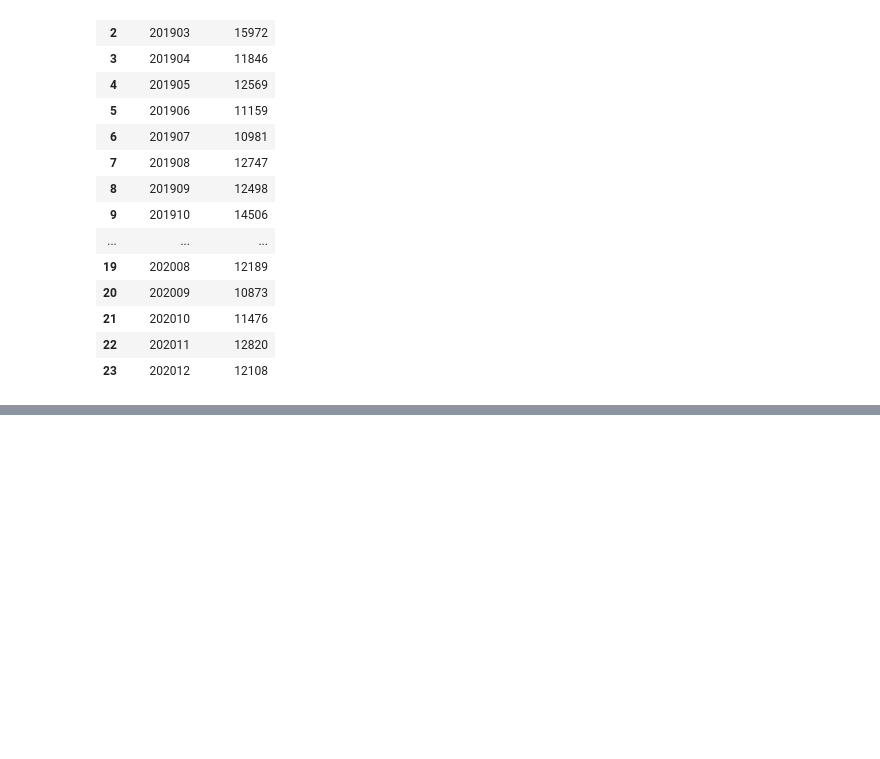
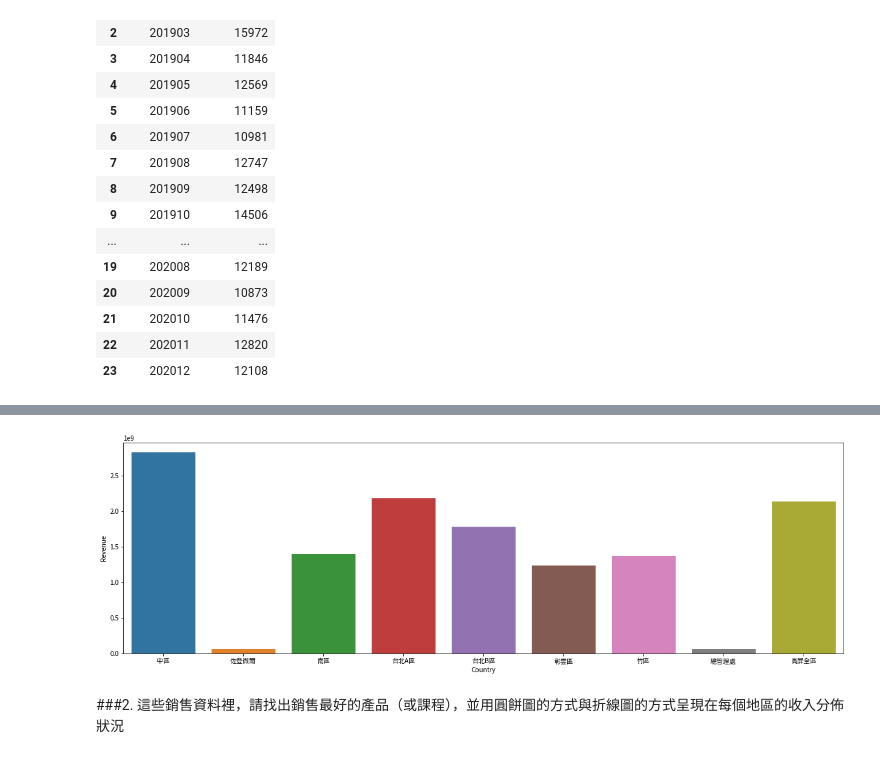
Before and after one commit to 01-slime/EDA, a Jupyter notebook: EDA.ipynb, the cells around one changed output, grey strips where cells are left out. Cells and saved outputs as stored; diff of their text form; code cells hidden in the pictures; blank space fills up the shorter version.

```diff
--- a/EDA.ipynb
+++ b/EDA.ipynb
@@ -724,0 +760,3 @@ plt.show()
+# %%
+country_revenue = sales_data1.groupby(['Country'])['Revenue'].sum().reset_index()
+country_revenue
@@ -724,0 +786,14 @@ plt.show()
+# %%
+#Colab 進行matplotlib繪圖時顯示繁體中文
+# 下載台北思源黑體並命名taipei_sans_tc_beta.ttf，移至指定路徑
+!wget -O TaipeiSansTCBeta-Regular.ttf https://drive.google.com/uc?id=1eGAsTN1HBpJAkeVM57_C7ccp7hbgSz3_&export=download
+
+import matplotlib as mpl
+import matplotlib.pyplot as plt
+from matplotlib.font_manager import fontManager
+
+# 改style要在改font之前
+# plt.style.use('seaborn')
+
+fontManager.addfont('TaipeiSansTCBeta-Regular.ttf')
+mpl.rc('font', family='Taipei Sans TC Beta')
@@ -724,0 +817,8 @@ plt.show()
+# %%
+fig,axes = plt.subplots(figsize=(20,6))
+sns.barplot(x='Country',y='Revenue',data=country_revenue,ax = axes)
+plt.show()
+# %% [output]
+[figure, added]
+# %% [markdown]
+###2. 這些銷售資料裡，請找出銷售最好的產品（或課程），並用圓餅圖的方式與折線圖的方式呈現在每個地區的收入分佈狀況
```
Also changed, not shown: parts of 29 cells of this notebook.
